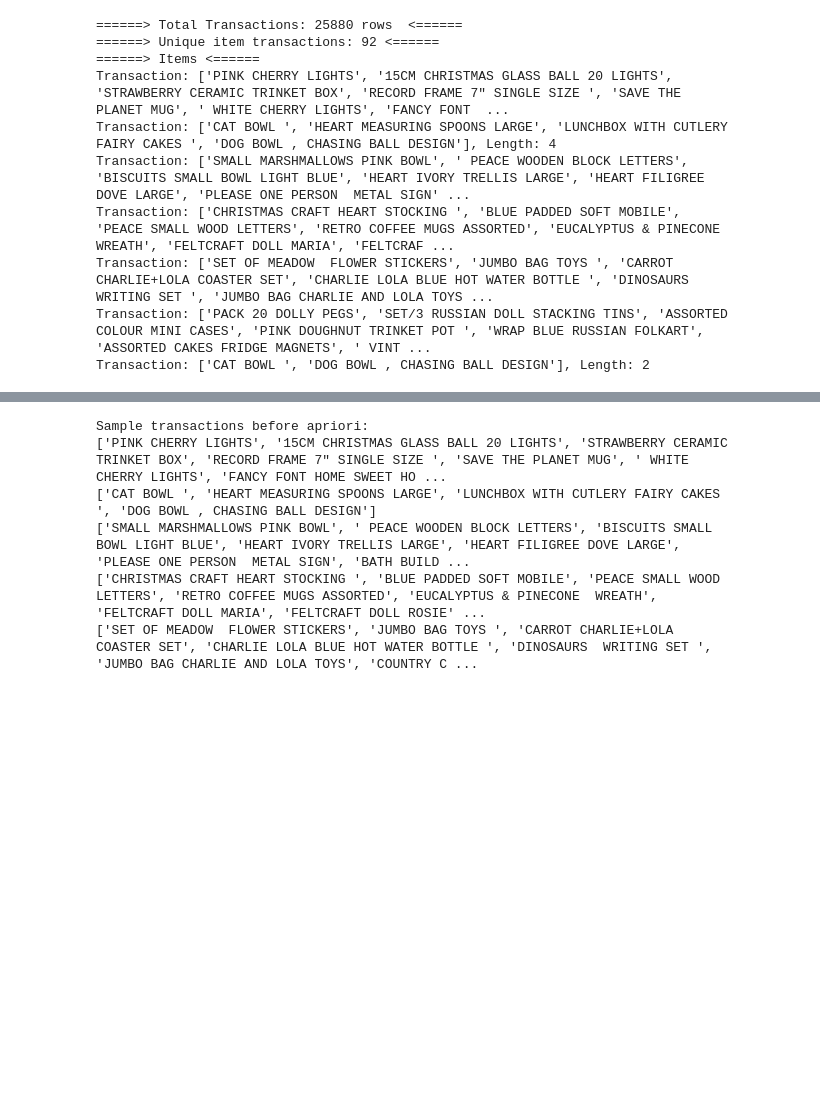
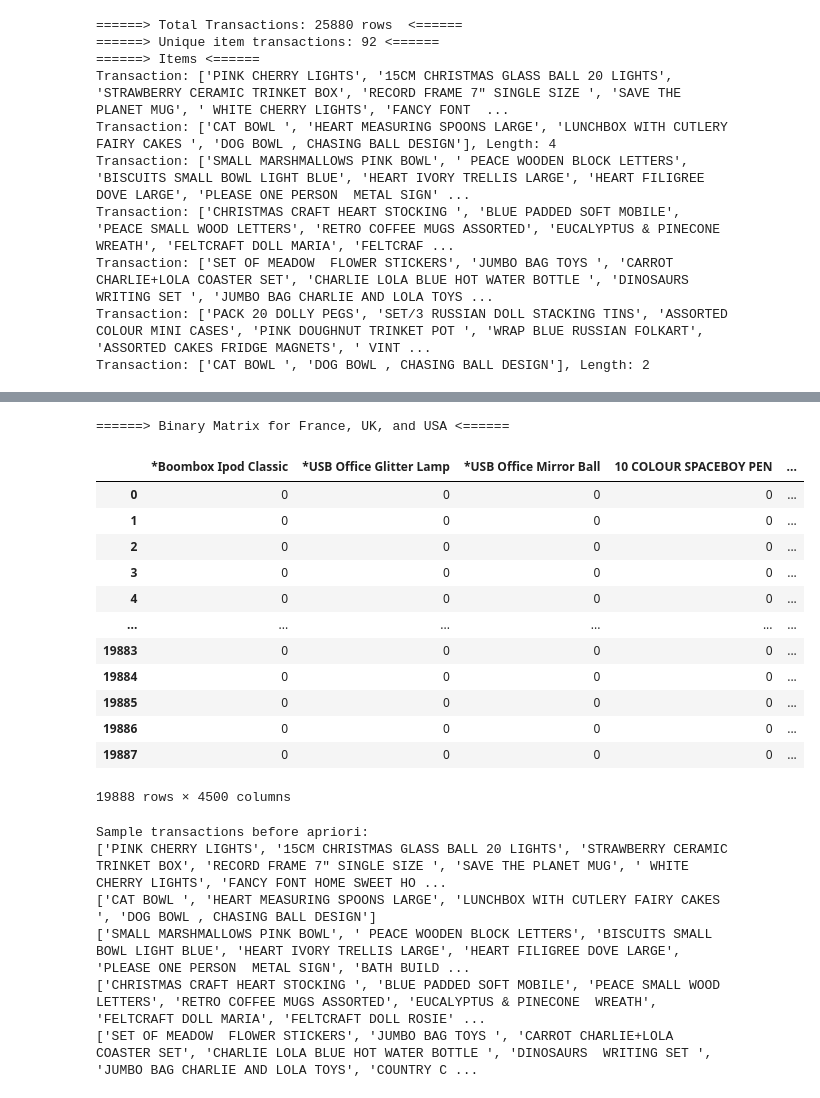
Before and after one commit to JackyDOM/idm_Apriori_Alogrithm, a Jupyter notebook: AprioriAssigment.ipynb, the cells around one changed output, grey strips where cells are left out. Cells and saved outputs as stored; diff of their text form; code cells hidden in the pictures; blank space fills up the shorter version.

```diff
--- a/AprioriAssigment.ipynb
+++ b/AprioriAssigment.ipynb
@@ -109,0 +208,12 @@ print("======> Binary Matrix <====== \n" , binary_matrix.astype(int))
+# %%
+# Convert baskets to lists of items (for transaction encoding)
+transactions_France = basket_France.apply(lambda x: [str(i) for i in x[x > 0].index], axis=1).values
+transactions_UK = basket_UK.apply(lambda x: [str(i) for i in x[x > 0].index], axis=1).values
+transactions_USA = basket_USA.apply(lambda x: [str(i) for i in x[x > 0].index], axis=1).values
+
+# Combine transactions for the three countries
+transactions_combined = list(transactions_France) + list(transactions_UK) + list(transactions_USA)
+
+# Show the first few combined transactions
+print("======> Combined Transactions <======")
+transactions_combined[:5]  # Show first 5 transactions
@@ -110,3 +239,27 @@ print("======> Binary Matrix <====== \n" , binary_matrix.astype(int))
+# %%
+# Use TransactionEncoder to transform the data into a binary matrix
+tranEncoder = TransactionEncoder()
+tranEncoderArray = tranEncoder.fit(transactions_combined).transform(transactions_combined)
+binary_matrix = pd.DataFrame(tranEncoderArray, columns=tranEncoder.columns_)
+
+# Print the binary matrix
+print("======> Binary Matrix for France, UK, and USA <======")
+display(binary_matrix.astype(int))  # Display binary matrix as integers
+# %% [output]
+======> Binary Matrix for France, UK, and USA <======
+|  | *Boombox Ipod Classic | *USB Office Glitter Lamp | *USB Office Mirror Ball | 10 COLOUR SPACEBOY PEN | ... |
+| 0 | 0 | 0 | 0 | 0 | ... |
+| 1 | 0 | 0 | 0 | 0 | ... |
+| 2 | 0 | 0 | 0 | 0 | ... |
+| 3 | 0 | 0 | 0 | 0 | ... |
+| 4 | 0 | 0 | 0 | 0 | ... |
+| ... | ... | ... | ... | ... | ... |
+| 19883 | 0 | 0 | 0 | 0 | ... |
+| 19884 | 0 | 0 | 0 | 0 | ... |
+| 19885 | 0 | 0 | 0 | 0 | ... |
+| 19886 | 0 | 0 | 0 | 0 | ... |
+| 19887 | 0 | 0 | 0 | 0 | ... |
+19888 rows × 4500 columns
 # %%
 # Debugging: Print a sample of the transaction_list
 print("Sample transactions before apriori:")
```
Also changed, not shown: parts of 11 cells of this notebook.
